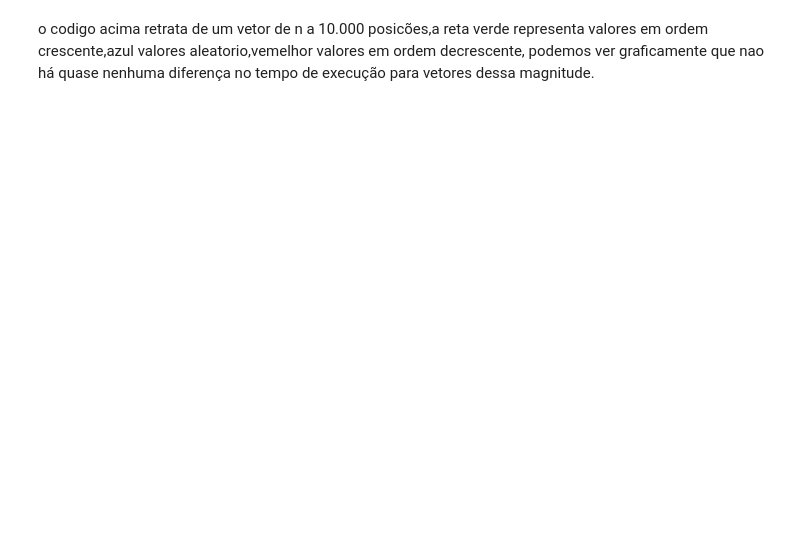
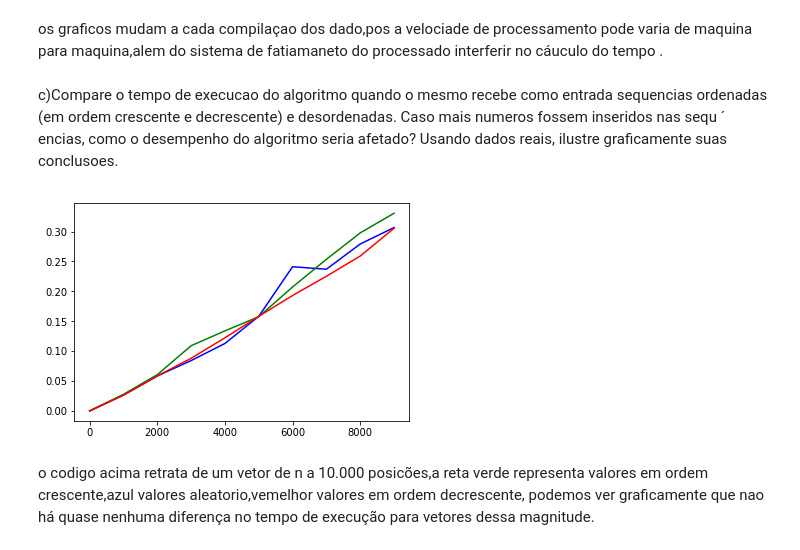
Before and after one commit to YannFigueiredo/TrabalhoAnaliseDeAlgoritmos, a Jupyter notebook: Questão 2/heap_sorte.ipynb, the cells around one changed output. Saved outputs shown, nothing was run; the diff lists cells and outputs as text; code cells hidden in the pictures; blank space fills up the shorter version.

```diff
--- a/Questão 2/heap_sorte.ipynb
+++ b/Questão 2/heap_sorte.ipynb
@@ -49,0 +61,31 @@ intervalo=100
+# %%
+def tempo_valores_aleatorio(intervalo,n):
+    tempo=[]
+    for n in range(0,n,intervalo):#gerando valores aleatorios
+        vet=gera_valor_aleatorio(n)
+        inicio = timeit.default_timer()
+        heapSort(vet)
+        fim = timeit.default_timer()
+        tempo.append(fim-inicio)
+    return(tempo)
+
+def tempo_valores_ordem_crescente(intervalo,n):
+    tempo1=[]
+    for n in range(0,n,intervalo):#gerando valores ordenados ordem crescente
+        vet1=gera_valor_ordenado(n)
+        inicio1 = timeit.default_timer()
+        heapSort(vet1)
+        fim1 = timeit.default_timer()
+        tempo1.append(fim1-inicio1)
+    return(tempo1)
+
+
+def tempo_valores_ordem_decrescente(intervalo,n):
+    tempo2=[]
+    for n in range(0,n,intervalo):
+        vet2=gera_valor_ordenado_descrecente(n)#gerando valores ordenados ordem  descrescente
+        inicio2 = timeit.default_timer()
+        heapSort(vet2)
+        fim2 = timeit.default_timer()
+        tempo2.append(fim2-inicio2)
+    return(tempo2)
@@ -110,2 +143,20 @@ plt.show()
+# %% [markdown]
+os  graficos mudam a cada compilaçao dos dado,pos a velociade de processamento pode varia de maquina para maquina,alem do sistema de fatiamaneto do processado interferir no cáuculo do tempo .
+# %% [markdown]
+c)Compare o tempo de execucao do algoritmo quando o mesmo recebe como entrada sequencias ordenadas (em ordem crescente e decrescente) e desordenadas. Caso mais numeros fossem inseridos nas sequ ´ encias, como o desempenho do algoritmo seria afetado? Usando dados reais, ilustre graficamente suas conclusoes.
+# %%
+n=10000
+intervalo=1000
+tempo=tempo_valores_aleatorio(intervalo,n)
+tempo1=tempo_valores_ordem_crescente(intervalo,n)
+tempo2=tempo_valores_ordem_decrescente(intervalo,n)
+
+x=np.arange(0,n,intervalo)
+plt.plot(x,tempo,'b')
+plt.plot(x,tempo1,'g')
+plt.plot(x,tempo2,'r')
+plt.show()
+# %% [output]
+[figure, added]
 # %% [markdown]
 o codigo acima retrata de um vetor de n a 10.000 posicões,a reta verde representa valores em ordem crescente,azul valores aleatorio,vemelhor valores em ordem decrescente, podemos ver graficamente que nao há quase nenhuma diferença no tempo de execução para vetores dessa magnitude.
```
Also changed, not shown: parts of 19 cells of this notebook.
